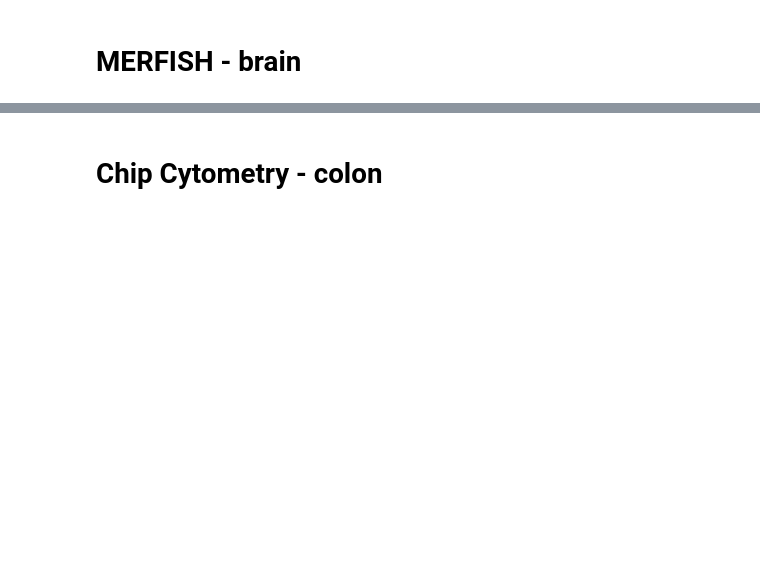
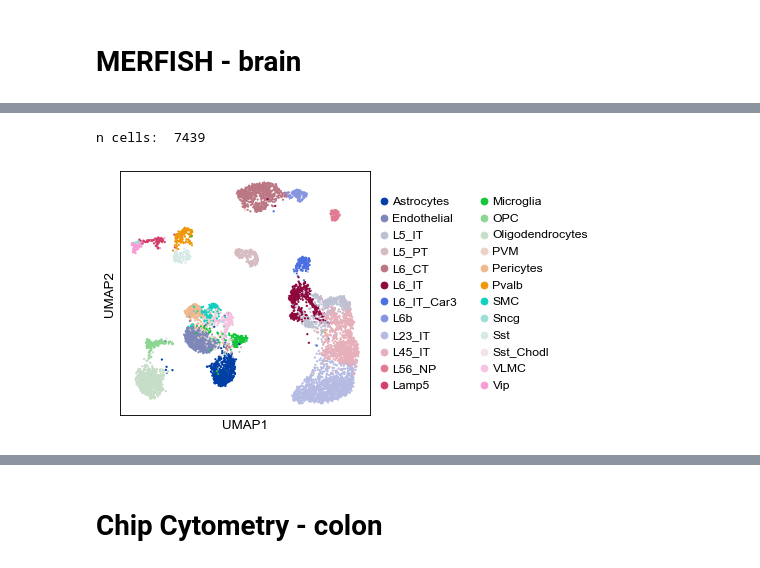
Before and after one commit to theislab/ncem_benchmarks, a Jupyter notebook: notebooks/data_exploration.ipynb, the cells around one changed output, grey strips where cells are left out. Cells and saved outputs as stored; diff of their text form; code cells hidden in the pictures; blank space fills up the shorter version.

```diff
--- a/notebooks/data_exploration.ipynb
+++ b/notebooks/data_exploration.ipynb
@@ -348,0 +58,14 @@ interpreter.data.plot_cluster_enrichment_umaps(adata, filter_titles)
+# %%
+interpreter.data.umap(
+    image_key= "mouse1_slice153",
+    undefined_type='other',
+    n_neighbors=10,
+    n_pcs=35,
+    copy=False,
+    fontsize=12,
+    panel_width=4,
+    panel_height=4
+)
+# %% [output]
+n cells:  7439
+[figure, added]
```
Also changed, not shown: parts of 81 cells of this notebook.
